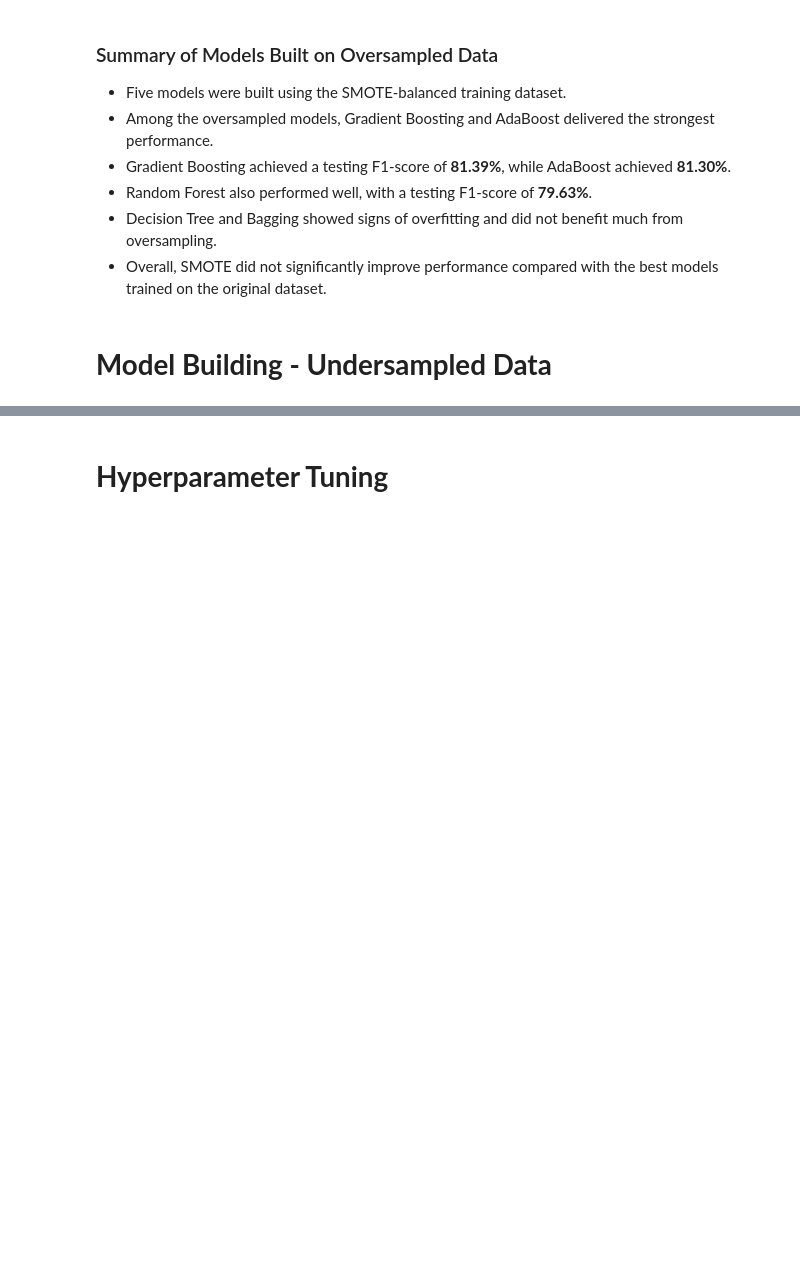
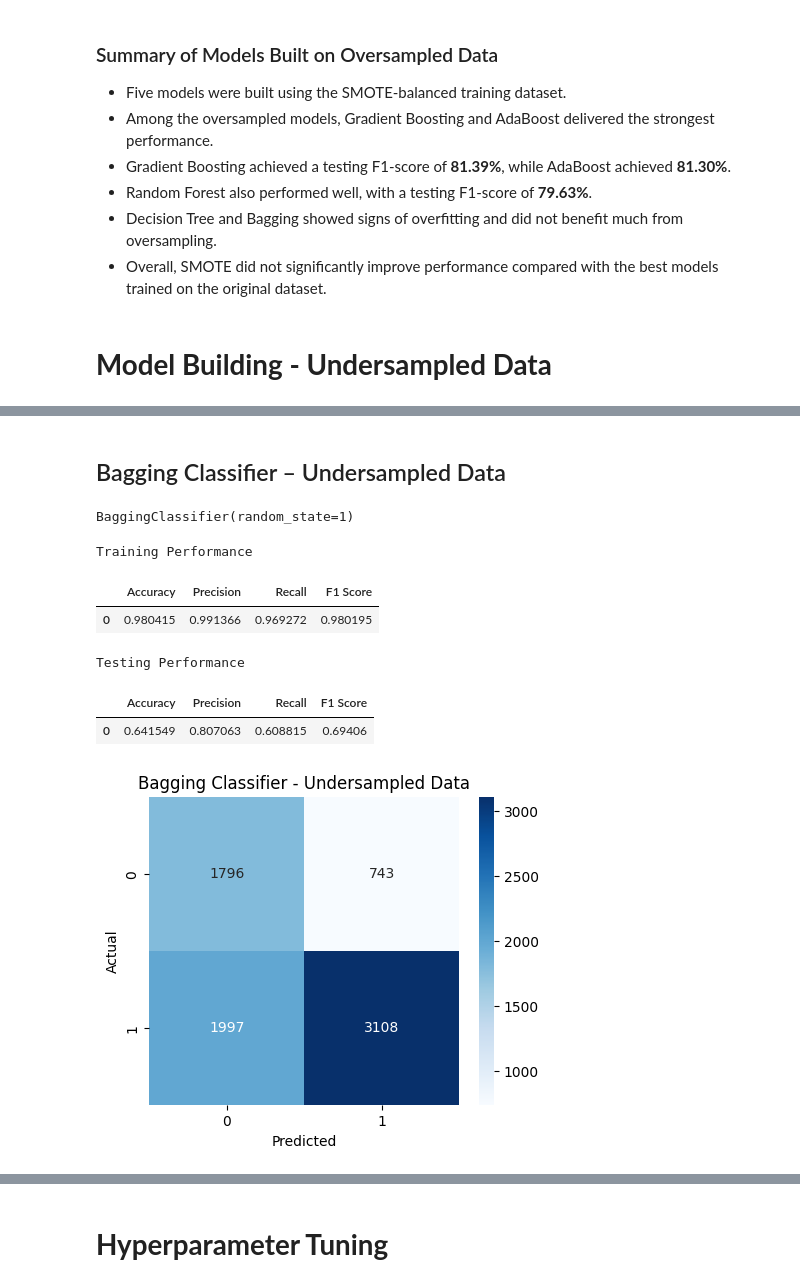
Before and after one commit to click2shivesh/shivesh-uta-aiml-py, a Jupyter notebook: Shivesh_Project_Full_Code_Notebook_EasyVisa.ipynb, the cells around one changed output, grey strips where cells are left out. Cells and saved outputs as stored; diff of their text form; code cells hidden in the pictures; blank space fills up the shorter version.

```diff
--- a/Shivesh_Project_Full_Code_Notebook_EasyVisa.ipynb
+++ b/Shivesh_Project_Full_Code_Notebook_EasyVisa.ipynb
@@ -2611,0 +2766,69 @@ weighted avg       0.73      0.74      0.73      7644
+# %% [markdown]
+## Bagging Classifier – Undersampled Data
+# %%
+# Bagging Classifier - Undersampled Data
+
+bagging_under = BaggingClassifier(
+    random_state=1
+)
+
+# Train model on undersampled data
+bagging_under.fit(
+    X_train_under,
+    y_train_under
+)
+# %% [output]
+BaggingClassifier(random_state=1)
+# %%
+# Check training performance
+
+bagging_under_train_perf = model_performance_classification(
+    bagging_under,
+    X_train_under,
+    y_train_under
+)
+
+print("Training Performance")
+bagging_under_train_perf
+# %% [output]
+Training Performance
+|  | Accuracy | Precision | Recall | F1 Score |
+| 0 | 0.980415 | 0.991366 | 0.969272 | 0.980195 |
+# %%
+# Check testing performance
+
+bagging_under_test_perf = model_performance_classification(
+    bagging_under,
+    X_test,
+    y_test
+)
+
+print("Testing Performance")
+bagging_under_test_perf
+# %% [output]
+Testing Performance
+|  | Accuracy | Precision | Recall | F1 Score |
+| 0 | 0.641549 | 0.807063 | 0.608815 | 0.69406 |
+# %%
+# Plot confusion matrix
+
+cm = confusion_matrix(
+    y_test,
+    bagging_under.predict(X_test)
+)
+
+plt.figure(figsize=(5,4))
+
+sns.heatmap(
+    cm,
+    annot=True,
+    fmt="d",
+    cmap="Blues"
+)
+
+plt.title("Bagging Classifier - Undersampled Data")
+plt.xlabel("Predicted")
+plt.ylabel("Actual")
+plt.show()
+# %% [output]
+[figure, added]
```
Also changed, not shown: parts of 12 cells of this notebook.
